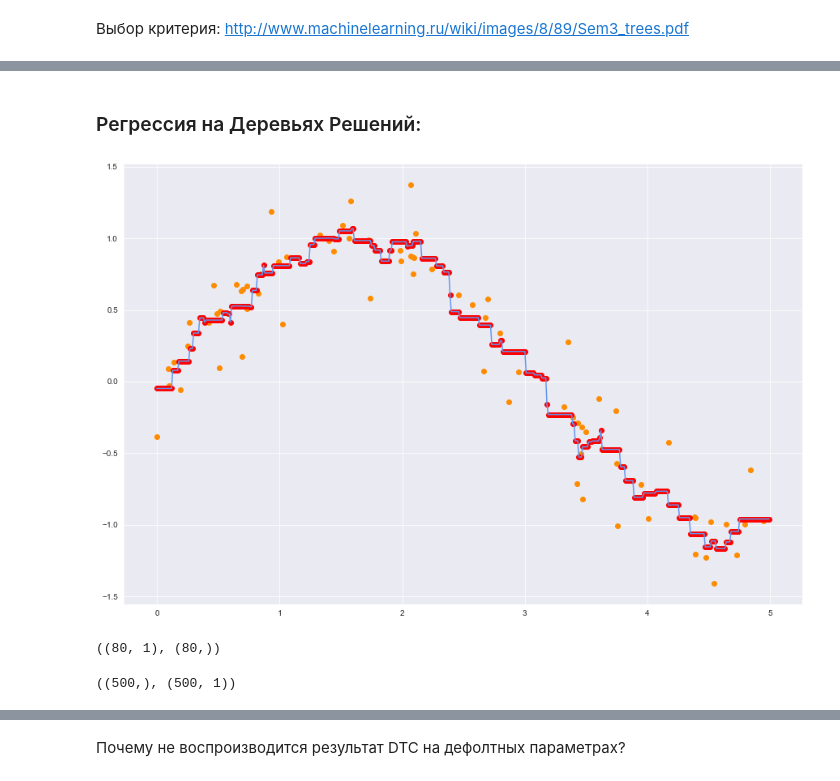
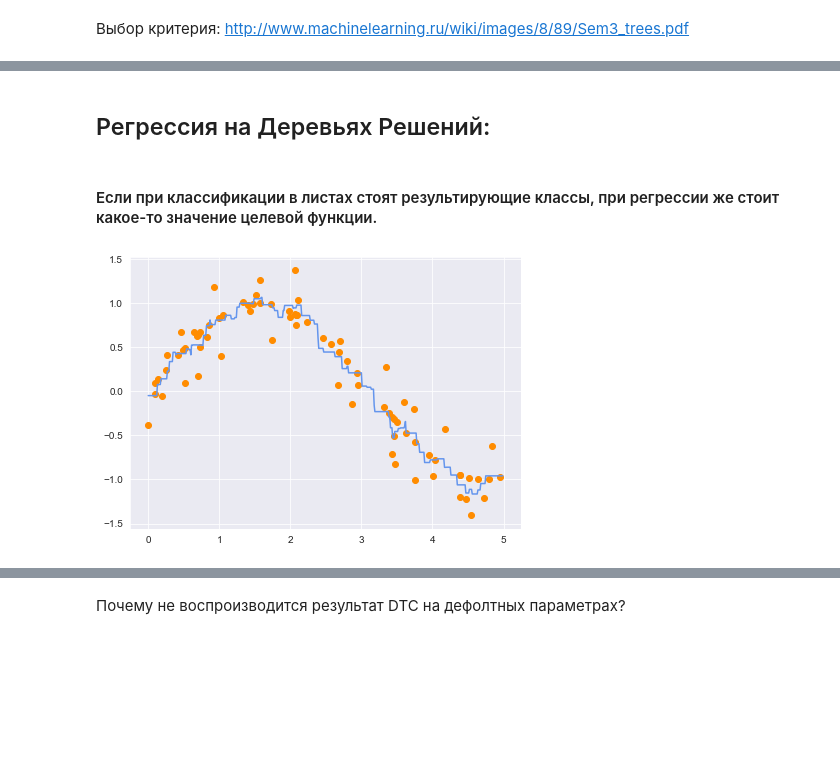
Before and after one commit to kondratevakate/machine-learning-with-love, a Jupyter notebook: 05_rfc/05_random_forest_solved.ipynb, the cells around one changed output, grey strips where cells are left out. Drawn from its saved outputs; the diff is of its cells as text; code cells hidden in the pictures; blank space fills up the shorter version.

```diff
--- a/05_rfc/05_random_forest_solved.ipynb
+++ b/05_rfc/05_random_forest_solved.ipynb
@@ -210,15 +197,3 @@ DecisionTreeClassifier(class_weight=None, criterion='gini', max_depth=None,
 # %% [markdown]
 Выбор критерия:
     http://www.machinelearning.ru/wiki/images/8/89/Sem3_trees.pdf
-# %%
-plt.rcParams['figure.figsize'] = (15,10)
-xx = np.linspace(0,1,50)
-plt.plot(xx, [2 * x * (1-x) for x in xx], label='gini')
-plt.plot(xx, [4 * x * (1-x) for x in xx], label='2*gini')
-plt.plot(xx, [-x * np.log2(x) - (1-x) * np.log2(1 - x)  for x in xx], label='entropy')
-plt.plot(xx, [1 - max(x, 1-x) for x in xx], label='missclass')
-plt.plot(xx, [2 - 2 * max(x, 1-x) for x in xx], label='2*missclass')
-plt.xlabel('p+')
-plt.ylabel('criterion')
-plt.title('Критерии качества как функции от p+ (бинарная классификация)')
-plt.legend();
@@ -227,33 +200,26 @@ plt.legend();
 # %% [markdown]
-### Регрессия на Деревьях Решений:
+## Регрессия на Деревьях Решений:
+# %% [markdown]
+#### Если при классификации в листах стоят результирующие классы, при регрессии же стоит какое-то значение целевой функции.
 # %%
 # Recap KNN
 from sklearn.neighbors import KNeighborsRegressor
 
 rng = np.random.RandomState(1)
 X = np.sort(5 * rng.rand(80, 1), axis=0)
 y = np.sin(X).ravel()
 y[::2] += 1 * (0.5 - rng.rand(40))
 
 X_test = np.arange(0.0, 5.0, 0.01)[:, np.newaxis]
 
 clf = KNeighborsRegressor(n_neighbors = 5,
                          ).fit(X, y)
-y_ = clf.predict(X_test)
-plt.figure(figsize=(15, 10))
+y_rfc = clf.predict(X_test)
+plt.figure(figsize=(7, 5))
 plt.scatter(X, y, c='darkorange', label='data')
-plt.scatter(X_test, y_, c='red', label='data')
-plt.plot(X_test, y_, c='cornflowerblue', label='prediction');
+plt.plot(X_test, y_rfc , c='cornflowerblue', label='prediction');
 # %% [output]
-[figure, old version]
+[figure, new version]
-# %%
-X.shape, y.shape
-# %% [output]
-((80, 1), (80,))
-# %%
-y_.shape, X_test.shape
-# %% [output]
-((500,), (500, 1))
 # %%
 from sklearn.svm import SVR
 
```
Also changed, not shown: parts of 82 cells of this notebook, 4 other files.
